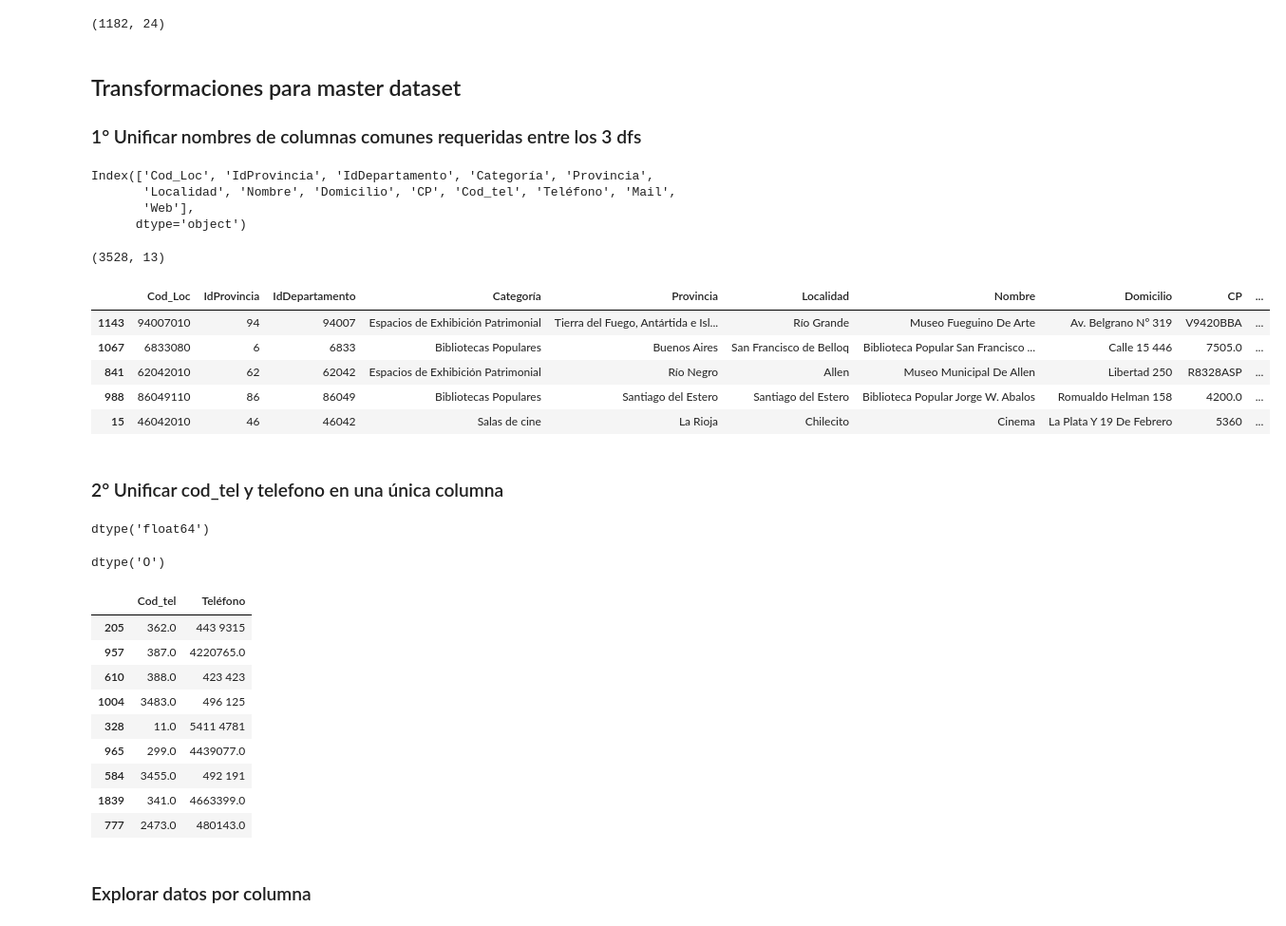
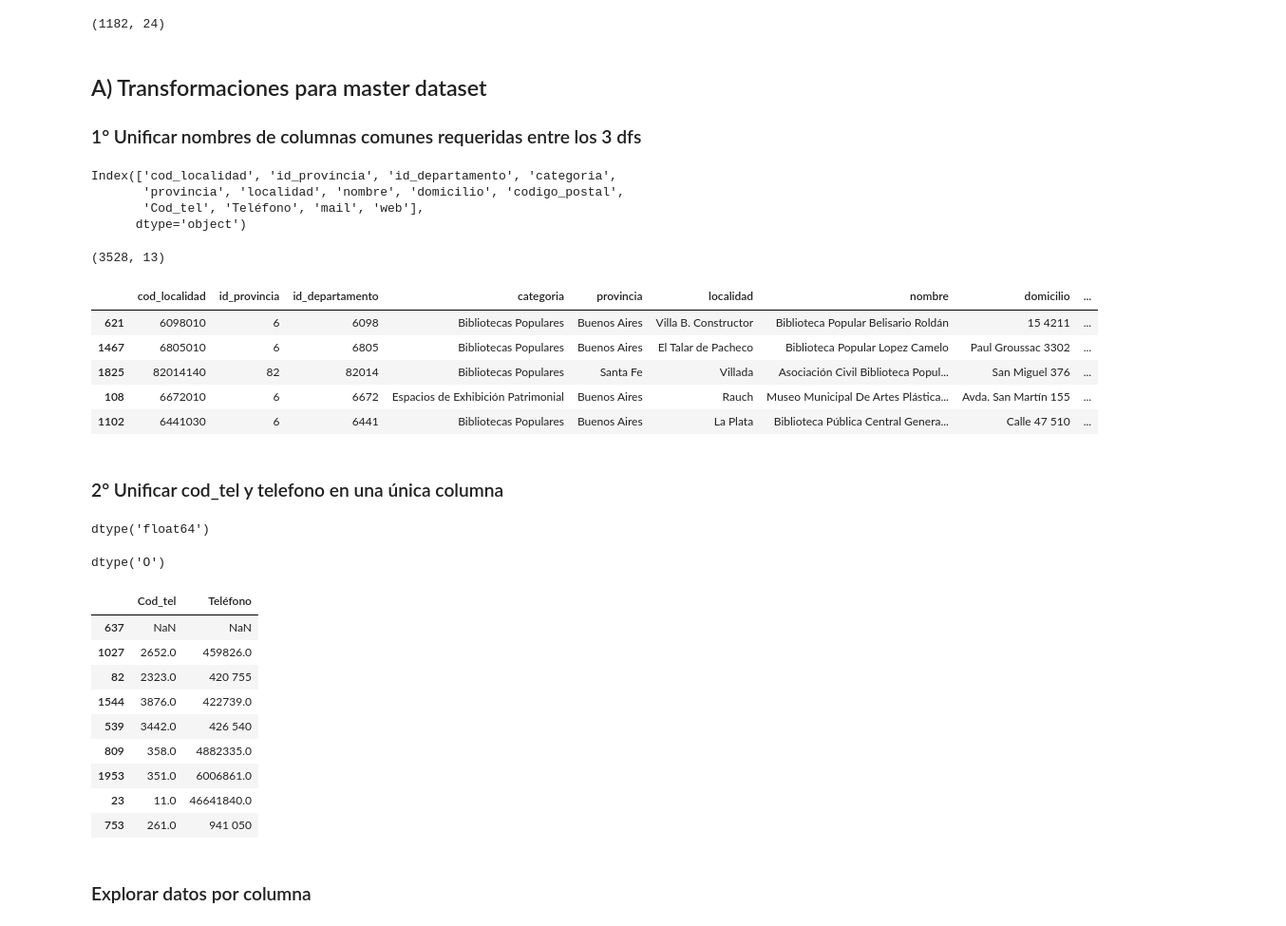
Before and after one commit to gonzalezgbr/challenge_alkemy_python, a Jupyter notebook: arculturaletl/notebooks/explore.ipynb, the cells around one changed output. Shown: that part at 95% size. Saved outputs shown, nothing was run; the diff lists cells and outputs as text; code cells hidden in the pictures.

```diff
--- a/arculturaletl/notebooks/explore.ipynb
+++ b/arculturaletl/notebooks/explore.ipynb
@@ -43,46 +43,47 @@ Index(['Cod_Loc', 'IdProvincia', 'IdDepartamento', 'Observaciones',
       dtype='object')
 (1182, 24)
 # %% [markdown]
-## Transformaciones para master dataset
+## A) Transformaciones para master dataset
 ### 1° Unificar nombres de columnas comunes requeridas entre los 3 dfs
 # %%
 # Columnas para master_df: cod_localidad, id_provincia, id_departamento, categoría,
 # provincia, localidad, nombre, domicilio, código postal, número de teléfono, mail, web
 
 # Cargar nombres de columnas de interés de cada df en mismo orden
-columns = ['Cod_Loc', 'IdProvincia', 'IdDepartamento', 'Categoría', 'Provincia',
-            'Localidad','Nombre','Domicilio', 'CP', 'Cod_tel', 'Teléfono', 'Mail', 'Web']
+columns = ['cod_localidad', 'id_provincia', 'id_departamento', 'categoria',
+                'provincia', 'localidad','nombre','domicilio', 'codigo_postal', 'Cod_tel',
+                'Teléfono', 'mail', 'web' ]
 bibliotecas_columns = ['Cod_Loc', 'IdProvincia', 'IdDepartamento', 'Categoría',
                         'Provincia', 'Localidad','Nombre','Domicilio', 'CP', 'Cod_tel',
                         'Teléfono', 'Mail', 'Web']
 cines_columns = ['Cod_Loc', 'IdProvincia', 'IdDepartamento', 'Categoría', 'Provincia',
                     'Localidad','Nombre','Dirección', 'CP', 'cod_area', 'Teléfono', 'Mail',
                     'Web']
 museos_columns = ['Cod_Loc', 'IdProvincia', 'IdDepartamento', 'categoria', 'provincia',
                     'localidad','nombre','direccion', 'CP', 'cod_area', 'telefono',
                     'Mail', 'Web' ]
 
 # Renombrar columnas en cada df para que todos sean iguales y se pueda concatenar
 bibliotecas_df.rename(columns=dict(zip(bibliotecas_columns, columns)), inplace=True)
 cines_df.rename(columns=dict(zip(cines_columns, columns)), inplace=True)
 museos_df.rename(columns=dict(zip(museos_columns, columns)), inplace=True)
 
 # Concatenar dfs en master y ver resultados
 master_df = pd.concat([bibliotecas_df[columns], cines_df[columns], museos_df[columns]])
 display(master_df.columns, master_df.shape)
 master_df.sample(5)
 # %% [output]
-Index(['Cod_Loc', 'IdProvincia', 'IdDepartamento', 'Categoría', 'Provincia',
-       'Localidad', 'Nombre', 'Domicilio', 'CP', 'Cod_tel', 'Teléfono', 'Mail',
-       'Web'],
+Index(['cod_localidad', 'id_provincia', 'id_departamento', 'categoria',
+       'provincia', 'localidad', 'nombre', 'domicilio', 'codigo_postal',
+       'Cod_tel', 'Teléfono', 'mail', 'web'],
       dtype='object')
 (3528, 13)
-|  | Cod_Loc | IdProvincia | IdDepartamento | Categoría | Provincia | Localidad | Nombre | Domicilio | CP | ... |
-| 1143 | 94007010 | 94 | 94007 | Espacios de Exhibición Patrimonial | Tierra del Fuego, Antártida e Isl... | Río Grande | Museo Fueguino De Arte | Av. Belgrano Nº 319 | V9420BBA | ... |
-| 1067 | 6833080 | 6 | 6833 | Bibliotecas Populares | Buenos Aires | San Francisco de Belloq | Biblioteca Popular San Francisco ... | Calle 15 446 | 7505.0 | ... |
-| 841 | 62042010 | 62 | 62042 | Espacios de Exhibición Patrimonial | Río Negro | Allen | Museo Municipal De Allen | Libertad 250 | R8328ASP | ... |
-| 988 | 86049110 | 86 | 86049 | Bibliotecas Populares | Santiago del Estero | Santiago del Estero | Biblioteca Popular Jorge W. Abalos | Romualdo Helman 158 | 4200.0 | ... |
-| 15 | 46042010 | 46 | 46042 | Salas de cine | La Rioja | Chilecito | Cinema | La Plata Y 19 De Febrero | 5360 | ... |
+|  | cod_localidad | id_provincia | id_departamento | categoria | provincia | localidad | nombre | domicilio | ... |
+| 621 | 6098010 | 6 | 6098 | Bibliotecas Populares | Buenos Aires | Villa B. Constructor | Biblioteca Popular Belisario Roldán | 15 4211 | ... |
+| 1467 | 6805010 | 6 | 6805 | Bibliotecas Populares | Buenos Aires | El Talar de Pacheco | Biblioteca Popular Lopez Camelo | Paul Groussac 3302 | ... |
+| 1825 | 82014140 | 82 | 82014 | Bibliotecas Populares | Santa Fe | Villada | Asociación Civil Biblioteca Popul... | San Miguel 376 | ... |
+| 108 | 6672010 | 6 | 6672 | Espacios de Exhibición Patrimonial | Buenos Aires | Rauch | Museo Municipal De Artes Plástica... | Avda. San Martín 155 | ... |
+| 1102 | 6441030 | 6 | 6441 | Bibliotecas Populares | Buenos Aires | La Plata | Biblioteca Pública Central Genera... | Calle 47 510 | ... |
 # %% [markdown]
 ### 2° Unificar cod_tel y telefono en una única columna
 # %%
@@ -92,15 +93,15 @@ master_df[['Cod_tel', 'Teléfono']].sample(9)
 dtype('float64')
 dtype('O')
 |  | Cod_tel | Teléfono |
-| 205 | 362.0 | 443 9315 |
-| 957 | 387.0 | 4220765.0 |
-| 610 | 388.0 | 423 423 |
-| 1004 | 3483.0 | 496 125 |
-| 328 | 11.0 | 5411 4781 |
-| 965 | 299.0 | 4439077.0 |
-| 584 | 3455.0 | 492 191 |
-| 1839 | 341.0 | 4663399.0 |
-| 777 | 2473.0 | 480143.0 |
+| 637 | NaN | NaN |
+| 1027 | 2652.0 | 459826.0 |
+| 82 | 2323.0 | 420 755 |
+| 1544 | 3876.0 | 422739.0 |
+| 539 | 3442.0 | 426 540 |
+| 809 | 358.0 | 4882335.0 |
+| 1953 | 351.0 | 6006861.0 |
+| 23 | 11.0 | 46641840.0 |
+| 753 | 261.0 | 941 050 |
 # %%
 # Cod_tel es de tipo float por lo que los nros tienen agregado .0 al final, y hay valores nulos
 # Teléfono es tipo str, tiene valores con espacios en blanco, pero también tiene algunos con .0 al final y valores nulos
```
Also changed, not shown: parts of 20 cells of this notebook.
